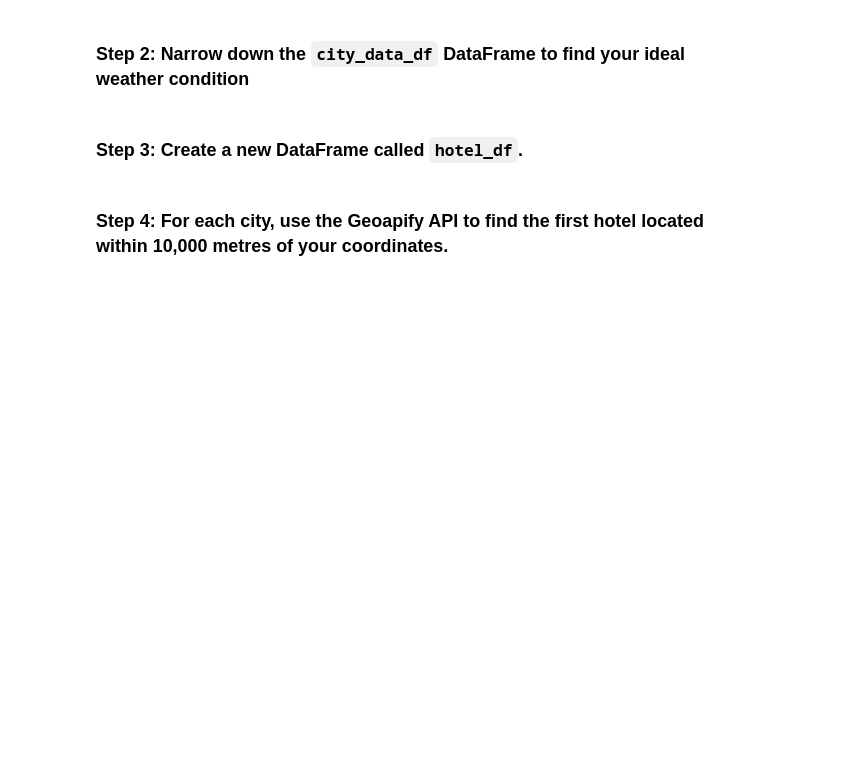
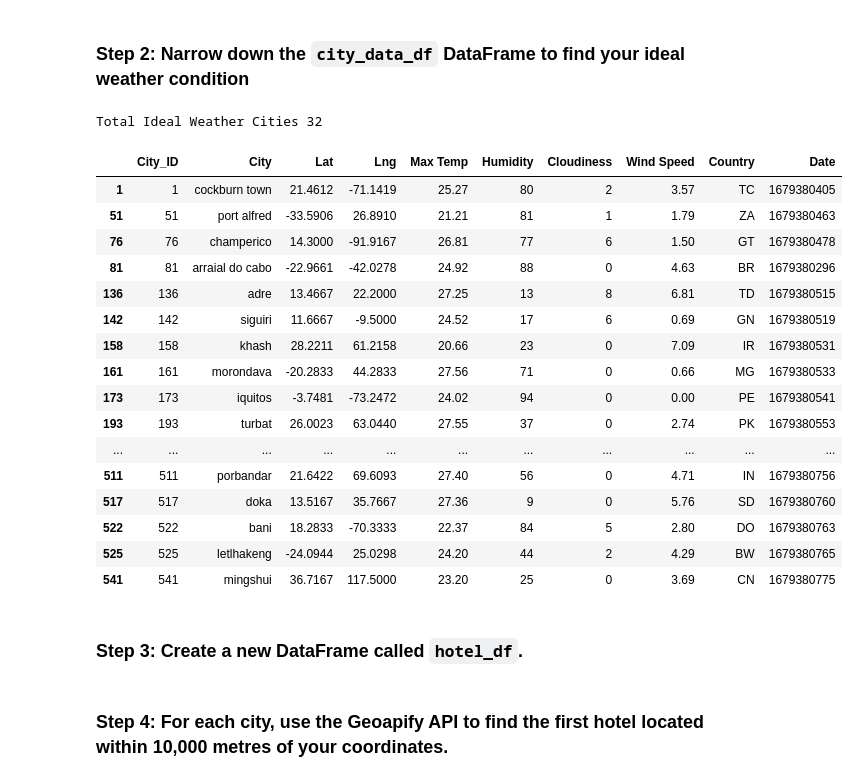
Before and after one commit to gusibis/python-api-challenge, a Jupyter notebook: WeatherPy/VacationPy.ipynb, the cells around one changed output. Cells and saved outputs as stored; diff of their text form; code cells hidden in the pictures; blank space fills up the shorter version.

```diff
--- a/WeatherPy/VacationPy.ipynb
+++ b/WeatherPy/VacationPy.ipynb
@@ -99,3 +99,37 @@ To interact with the MAP go to output_data/map.html
+# %%
+# Narrow down cities that fit criteria and drop any results with null values
+#Units are metric, so teperature is in celcius, wind speed in kilometers
+# Cloud amount is reported in oktas or eighths with the additional convention that:
+# 0 oktas represents the complete absence of cloud
+# 1 okta represents a cloud amount of 1 eighth or less, but not zero
+# 7 oktas represents a cloud amount of 7 eighths or more, but not full cloud cover
+# 8 oktas represents full cloud cover with no breaks
+# 9 oktas represents sky obscured by fog or other meteorological phenomena
+ideal_weather_df = city_data_df.loc[(city_data_df["Max Temp"] < 27.78) & (city_data_df["Max Temp"] > 20.56) & (city_data_df["Wind Speed"] < 10) & (city_data_df["Cloudiness"] < 10)]
+# Drop any rows with null values
+ideal_weather_df = ideal_weather_df.dropna()
+# Display sample data
+print("Total Ideal Weather Cities " + str(len(ideal_weather_df)))
+ideal_weather_df
+# %% [output]
+Total Ideal Weather Cities 32
+|  | City_ID | City | Lat | Lng | Max Temp | Humidity | Cloudiness | Wind Speed | Country | Date |
+| 1 | 1 | cockburn town | 21.4612 | -71.1419 | 25.27 | 80 | 2 | 3.57 | TC | 1679380405 |
+| 51 | 51 | port alfred | -33.5906 | 26.8910 | 21.21 | 81 | 1 | 1.79 | ZA | 1679380463 |
+| 76 | 76 | champerico | 14.3000 | -91.9167 | 26.81 | 77 | 6 | 1.50 | GT | 1679380478 |
+| 81 | 81 | arraial do cabo | -22.9661 | -42.0278 | 24.92 | 88 | 0 | 4.63 | BR | 1679380296 |
+| 136 | 136 | adre | 13.4667 | 22.2000 | 27.25 | 13 | 8 | 6.81 | TD | 1679380515 |
+| 142 | 142 | siguiri | 11.6667 | -9.5000 | 24.52 | 17 | 6 | 0.69 | GN | 1679380519 |
+| 158 | 158 | khash | 28.2211 | 61.2158 | 20.66 | 23 | 0 | 7.09 | IR | 1679380531 |
+| 161 | 161 | morondava | -20.2833 | 44.2833 | 27.56 | 71 | 0 | 0.66 | MG | 1679380533 |
+| 173 | 173 | iquitos | -3.7481 | -73.2472 | 24.02 | 94 | 0 | 0.00 | PE | 1679380541 |
+| 193 | 193 | turbat | 26.0023 | 63.0440 | 27.55 | 37 | 0 | 2.74 | PK | 1679380553 |
+| ... | ... | ... | ... | ... | ... | ... | ... | ... | ... | ... |
+| 511 | 511 | porbandar | 21.6422 | 69.6093 | 27.40 | 56 | 0 | 4.71 | IN | 1679380756 |
+| 517 | 517 | doka | 13.5167 | 35.7667 | 27.36 | 9 | 0 | 5.76 | SD | 1679380760 |
+| 522 | 522 | bani | 18.2833 | -70.3333 | 22.37 | 84 | 5 | 2.80 | DO | 1679380763 |
+| 525 | 525 | letlhakeng | -24.0944 | 25.0298 | 24.20 | 44 | 2 | 4.29 | BW | 1679380765 |
+| 541 | 541 | mingshui | 36.7167 | 117.5000 | 23.20 | 25 | 0 | 3.69 | CN | 1679380775 |
 # %% [markdown]
 ### Step 3: Create a new DataFrame called `hotel_df`.
 # %%
```
Also changed, not shown: parts of 5 cells of this notebook, 6 other files.
